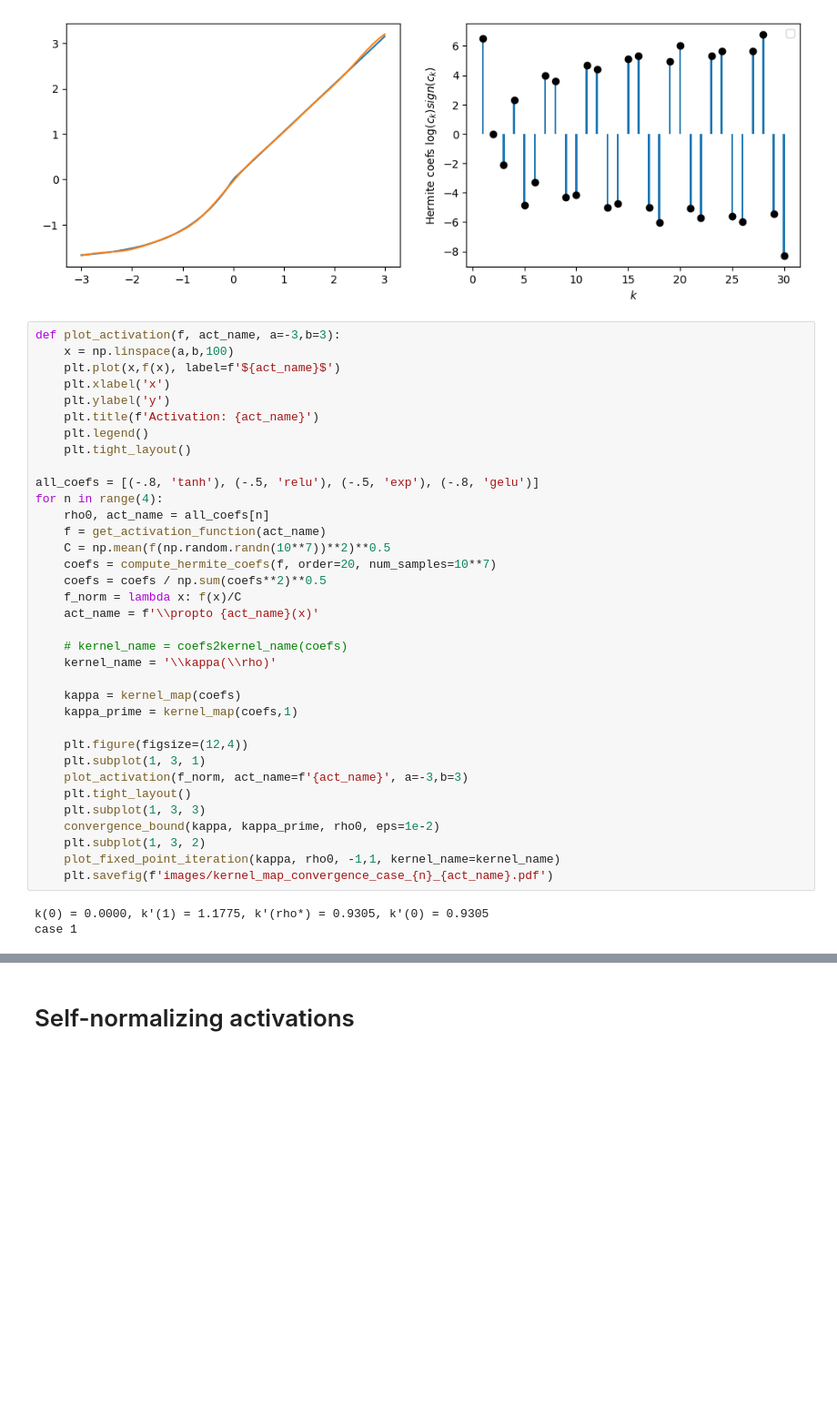
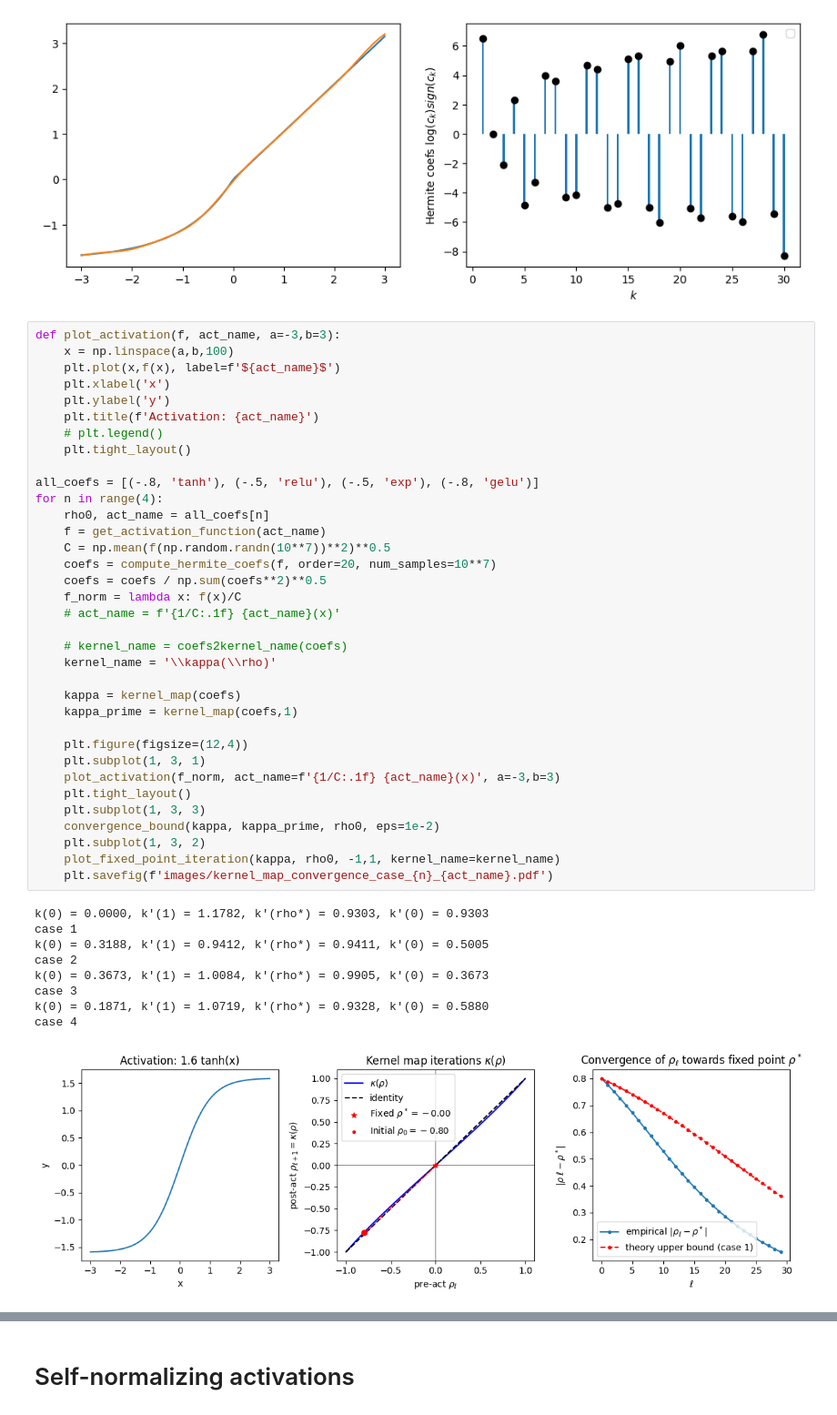
Before and after one commit to ratschlab/phd-thesis-amir, a Jupyter notebook: evaluations/evaluate.ipynb, the cells around one changed output, grey strips where cells are left out. Shown at 91% size. Cells and saved outputs as stored; diff of their text form; blank space fills up the shorter version.

Commit message:
updated figures , fixed their title

```diff
--- a/evaluations/evaluate.ipynb
+++ b/evaluations/evaluate.ipynb
@@ -187,34 +187,41 @@ def plot_activation(f, act_name, a=-3,b=3):
     plt.xlabel('x')
     plt.ylabel('y')
     plt.title(f'Activation: {act_name}')
-    plt.legend()
+    # plt.legend()
     plt.tight_layout()
 
 all_coefs = [(-.8, 'tanh'), (-.5, 'relu'), (-.5, 'exp'), (-.8, 'gelu')]
 for n in range(4):
     rho0, act_name = all_coefs[n]
     f = get_activation_function(act_name)
     C = np.mean(f(np.random.randn(10**7))**2)**0.5
     coefs = compute_hermite_coefs(f, order=20, num_samples=10**7)
     coefs = coefs / np.sum(coefs**2)**0.5
     f_norm = lambda x: f(x)/C
-    act_name = f'\\propto {act_name}(x)'
+    # act_name = f'{1/C:.1f} {act_name}(x)'
 
     # kernel_name = coefs2kernel_name(coefs)
     kernel_name = '\\kappa(\\rho)'
 
     kappa = kernel_map(coefs)
     kappa_prime = kernel_map(coefs,1)
 
     plt.figure(figsize=(12,4))
     plt.subplot(1, 3, 1)
-    plot_activation(f_norm, act_name=f'{act_name}', a=-3,b=3)
+    plot_activation(f_norm, act_name=f'{1/C:.1f} {act_name}(x)', a=-3,b=3)
     plt.tight_layout()
     plt.subplot(1, 3, 3)
     convergence_bound(kappa, kappa_prime, rho0, eps=1e-2)
     plt.subplot(1, 3, 2)
     plot_fixed_point_iteration(kappa, rho0, -1,1, kernel_name=kernel_name)
     plt.savefig(f'images/kernel_map_convergence_case_{n}_{act_name}.pdf')
 # %% [output]
-k(0) = 0.0000, k'(1) = 1.1775, k'(rho*) = 0.9305, k'(0) = 0.9305
+k(0) = 0.0000, k'(1) = 1.1782, k'(rho*) = 0.9303, k'(0) = 0.9303
 case 1
+k(0) = 0.3188, k'(1) = 0.9412, k'(rho*) = 0.9411, k'(0) = 0.5005
+case 2
+k(0) = 0.3673, k'(1) = 1.0084, k'(rho*) = 0.9905, k'(0) = 0.3673
+case 3
+k(0) = 0.1871, k'(1) = 1.0719, k'(rho*) = 0.9328, k'(0) = 0.5880
+case 4
+[figure, added]
```
Also changed, not shown: parts of 2 cells of this notebook, 9 other files.
